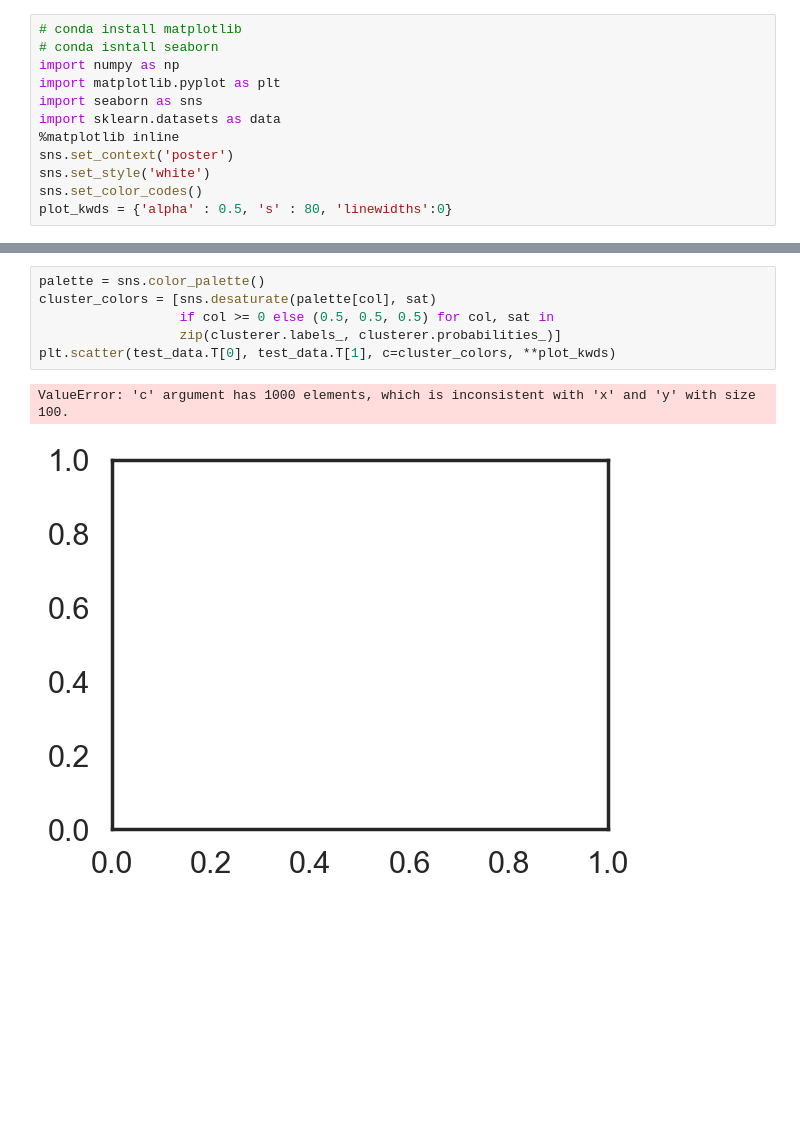
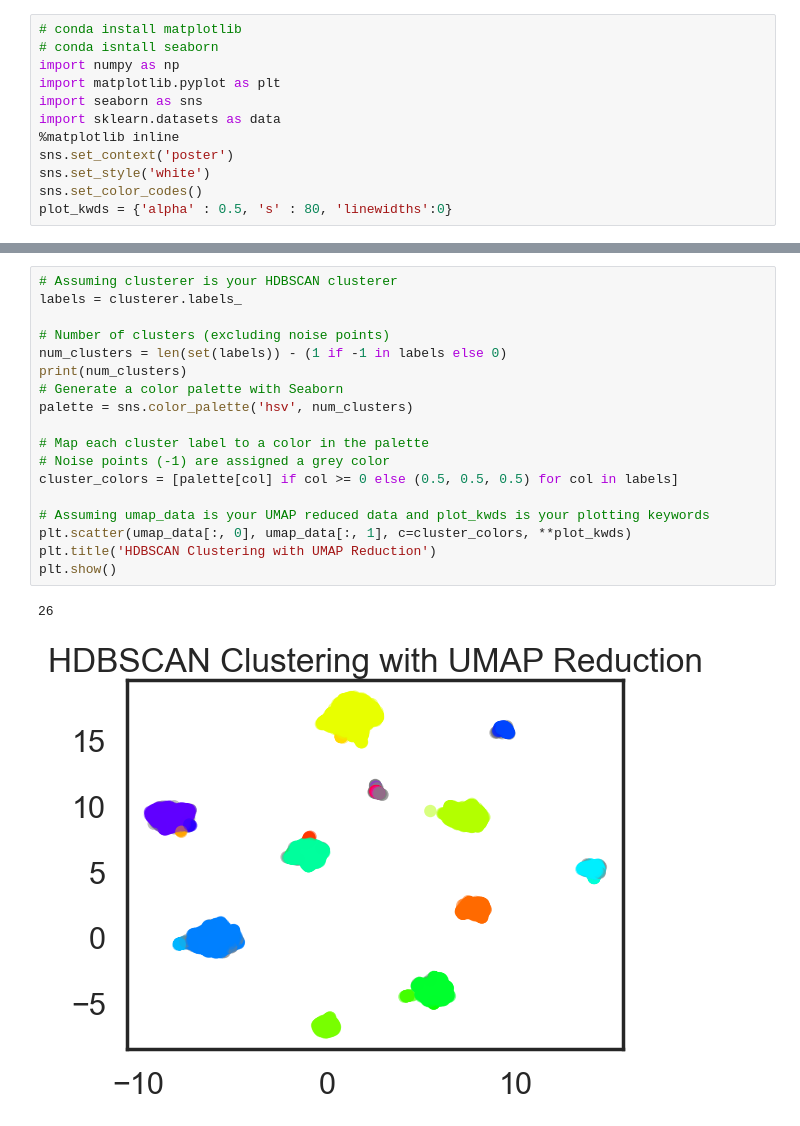
Before and after one commit to awakn123/CS6120NLP, a Jupyter notebook: Assignment1/Q3_HDBSCAN.ipynb, the cells around one changed output, grey strips where cells are left out. Cells and saved outputs as stored; diff of their text form; blank space fills up the shorter version.

Commit message:
Add HDBSCAN update.

```diff
--- a/Assignment1/Q3_HDBSCAN.ipynb
+++ b/Assignment1/Q3_HDBSCAN.ipynb
@@ -518,9 +542,21 @@ clusterer.condensed_tree_.plot(select_clusters=True, selection_palette=sns.color
-# %%
-palette = sns.color_palette()
-cluster_colors = [sns.desaturate(palette[col], sat)
-                  if col >= 0 else (0.5, 0.5, 0.5) for col, sat in
-                  zip(clusterer.labels_, clusterer.probabilities_)]
-plt.scatter(test_data.T[0], test_data.T[1], c=cluster_colors, **plot_kwds)
-# %% [output]
-ValueError: 'c' argument has 1000 elements, which is inconsistent with 'x' and 'y' with size 100.
-[figure, removed]
+# %%
+# Assuming clusterer is your HDBSCAN clusterer
+labels = clusterer.labels_
+
+# Number of clusters (excluding noise points)
+num_clusters = len(set(labels)) - (1 if -1 in labels else 0)
+print(num_clusters)
+# Generate a color palette with Seaborn
+palette = sns.color_palette('hsv', num_clusters)
+
+# Map each cluster label to a color in the palette
+# Noise points (-1) are assigned a grey color
+cluster_colors = [palette[col] if col >= 0 else (0.5, 0.5, 0.5) for col in labels]
+
+# Assuming umap_data is your UMAP reduced data and plot_kwds is your plotting keywords
+plt.scatter(umap_data[:, 0], umap_data[:, 1], c=cluster_colors, **plot_kwds)
+plt.title('HDBSCAN Clustering with UMAP Reduction')
+plt.show()
+# %% [output]
+26
+[figure, added]
```
Also changed, not shown: parts of 12 cells of this notebook.
